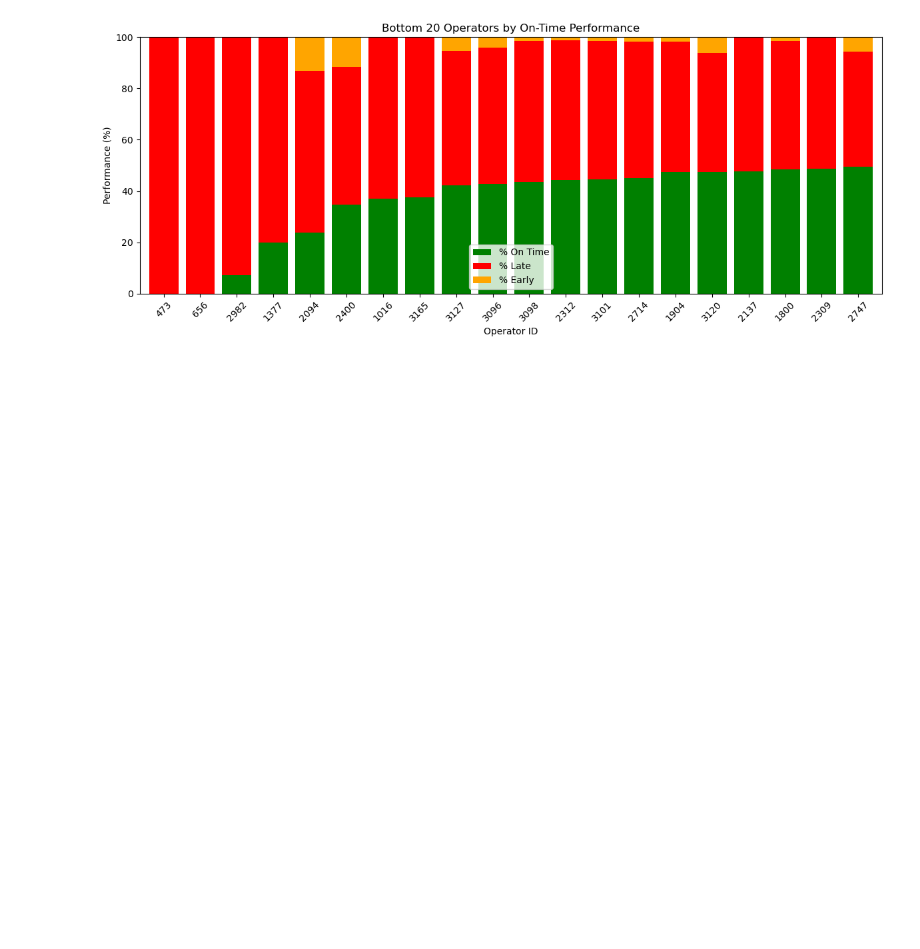
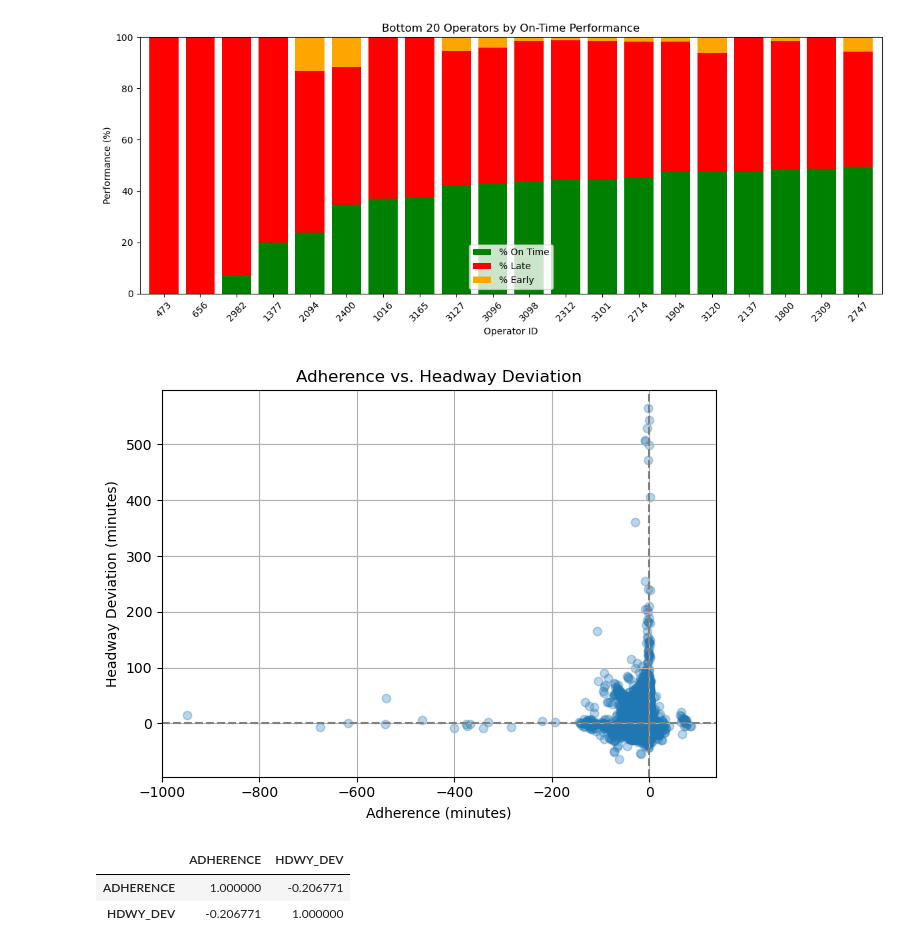
Before and after one commit to NewForce-Cohort-10-Data/wego-git-in-the-room-where-it-happens, a Jupyter notebook: notebooks/WeGo Data Introduction.ipynb, the cells around one changed output. Cells and saved outputs as stored; diff of their text form; code cells hidden in the pictures; blank space fills up the shorter version.

```diff
--- a/notebooks/WeGo Data Introduction.ipynb
+++ b/notebooks/WeGo Data Introduction.ipynb
@@ -510,3 +513,30 @@ plt.tight_layout()
 plt.show()
 # %% [output]
 [figure]
+# %%
+#Drop rows with missing adherence or headway
+adherence_vs_headway = wego[["ADHERENCE", "HDWY_DEV", "SCHEDULED_HDWY"]].dropna()
+# %%
+#Add deviation percentage
+adherence_vs_headway = adherence_vs_headway[adherence_vs_headway["SCHEDULED_HDWY"] != 0]
+adherence_vs_headway["HDWY_DEV_PCT"] = adherence_vs_headway["HDWY_DEV"] / adherence_vs_headway["SCHEDULED_HDWY"]
+# %%
+plt.figure()
+plt.scatter(adherence_vs_headway["ADHERENCE"], adherence_vs_headway["HDWY_DEV"], alpha=0.3)
+plt.title("Adherence vs. Headway Deviation")
+plt.xlabel("Adherence (minutes)")
+plt.ylabel("Headway Deviation (minutes)")
+plt.axhline(0, color="gray", linestyle="--")
+plt.axvline(0, color="gray", linestyle="--")
+plt.grid(True)
+plt.tight_layout()
+plt.show()
+# %% [output]
+[figure, added]
+# %%
+correlation = adherence_vs_headway[["ADHERENCE", "HDWY_DEV"]].corr()
+correlation
+# %% [output]
+|  | ADHERENCE | HDWY_DEV |
+| ADHERENCE | 1.000000 | -0.206771 |
+| HDWY_DEV | -0.206771 | 1.000000 |
```
Also changed, not shown: parts of 5 cells of this notebook, 1 other file.
